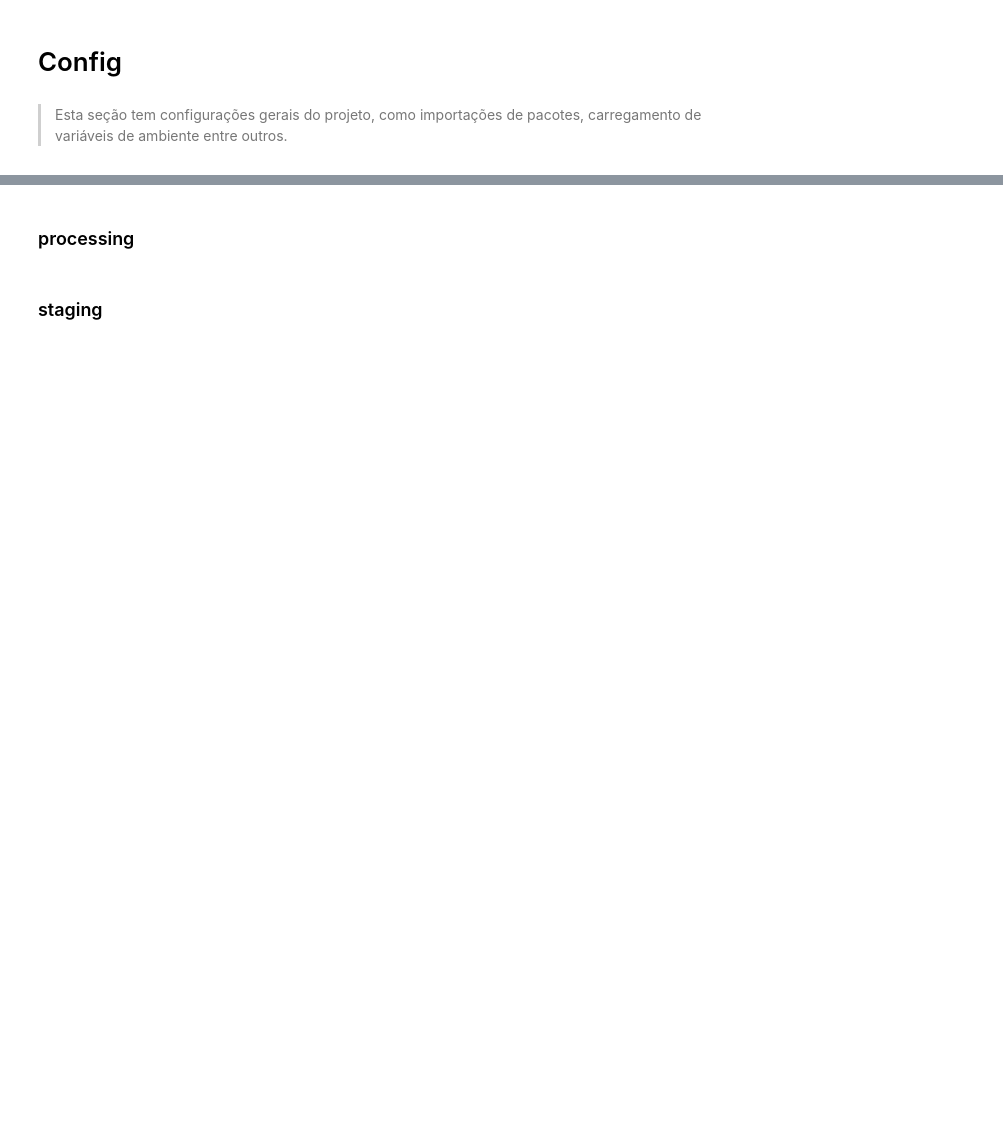
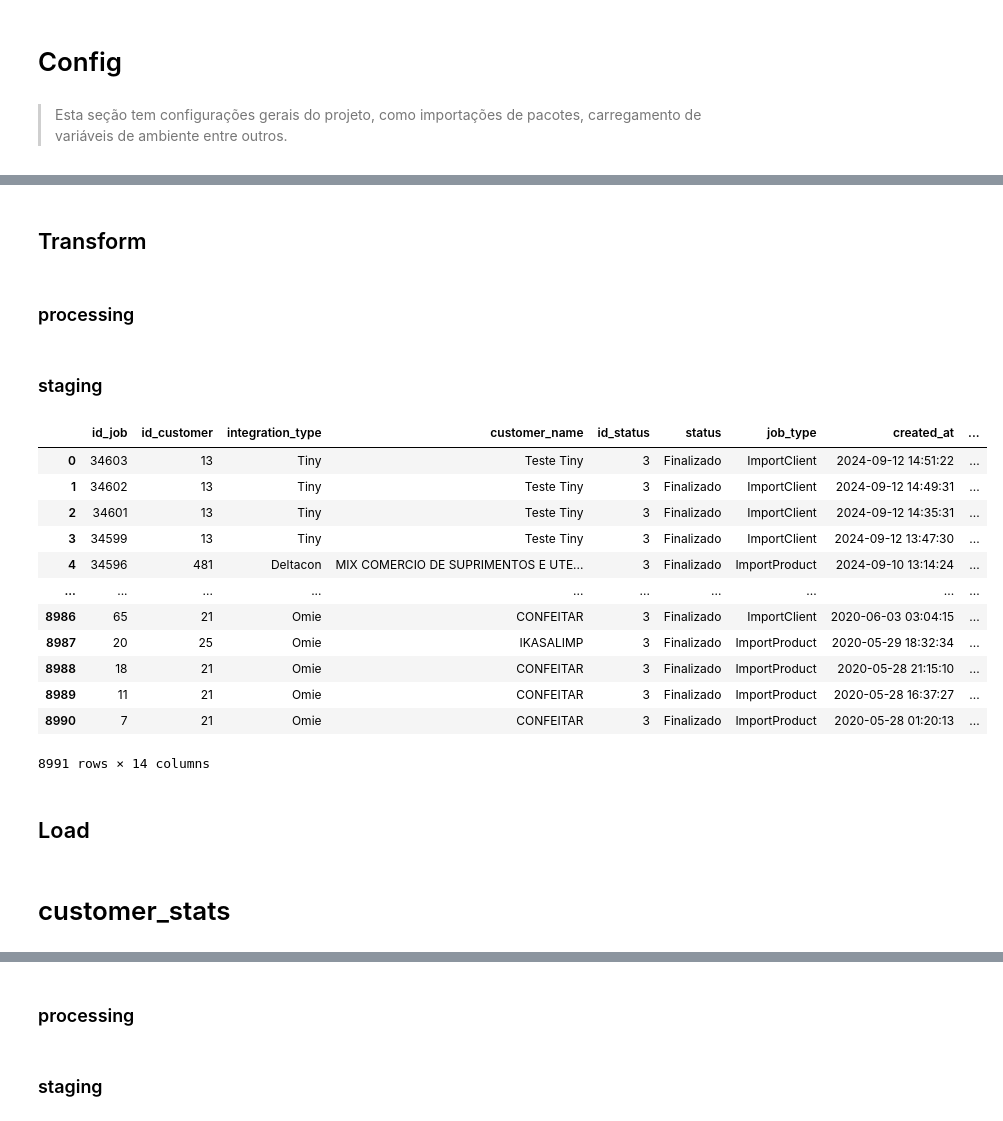
Before and after one commit to strangercacaus/bdt_data_integration, a Jupyter notebook: pipelines/bendito_pipeline.ipynb, the cells around one changed output, grey strips where cells are left out. Cells and saved outputs as stored; diff of their text form; code cells hidden in the pictures; blank space fills up the shorter version.

```diff
--- a/pipelines/bendito_pipeline.ipynb
+++ b/pipelines/bendito_pipeline.ipynb
@@ -57,0 +83,4 @@ except Exception as e:
+# %% [markdown]
+## Transform
+# %% [markdown]
+### processing
@@ -57,0 +95,2 @@ except Exception as e:
+# %% [markdown]
+### staging
@@ -57,0 +106,17 @@ except Exception as e:
+# %%
+staged_data = (lambda: _deepnote_execute_sql('select id_job,\n       id_customer,\n       integration_type,\n       customer_name,\n       status_id as id_status,\n       status_name as status,\n       job_type,\n       created_at,\n       updated_at,\n       records_to_process,\n       records_processed,\n       duration,\n       duration_pretty,\n       avg_process_time\nfrom processed_data', 'SQL_DEEPNOTE_DATAFRAME_SQL', audit_sql_comment='', sql_cache_mode='cache_disabled') if '_deepnote_execute_sql' in globals() else _dntk.execute_sql('select id_job,\n       id_customer,\n       integration_type,\n       customer_name,\n       status_id as id_status,\n       status_name as status,\n       job_type,\n       created_at,\n       updated_at,\n       records_to_process,\n       records_processed,\n       duration,\n       duration_pretty,\n       avg_process_time\nfrom processed_data', 'SQL_DEEPNOTE_DATAFRAME_SQL', audit_sql_comment='', sql_cache_mode='cache_disabled'))()
+staged_data
+# %% [output]
+|  | id_job | id_customer | integration_type | customer_name | id_status | status | job_type | created_at | ... |
+| 0 | 34603 | 13 | Tiny | Teste Tiny | 3 | Finalizado | ImportClient | 2024-09-12 14:51:22 | ... |
+| 1 | 34602 | 13 | Tiny | Teste Tiny | 3 | Finalizado | ImportClient | 2024-09-12 14:49:31 | ... |
+| 2 | 34601 | 13 | Tiny | Teste Tiny | 3 | Finalizado | ImportClient | 2024-09-12 14:35:31 | ... |
+| 3 | 34599 | 13 | Tiny | Teste Tiny | 3 | Finalizado | ImportClient | 2024-09-12 13:47:30 | ... |
+| 4 | 34596 | 481 | Deltacon | MIX COMERCIO DE SUPRIMENTOS E UTE... | 3 | Finalizado | ImportProduct | 2024-09-10 13:14:24 | ... |
+| ... | ... | ... | ... | ... | ... | ... | ... | ... | ... |
+| 8986 | 65 | 21 | Omie | CONFEITAR | 3 | Finalizado | ImportClient | 2020-06-03 03:04:15 | ... |
+| 8987 | 20 | 25 | Omie | IKASALIMP | 3 | Finalizado | ImportProduct | 2020-05-29 18:32:34 | ... |
+| 8988 | 18 | 21 | Omie | CONFEITAR | 3 | Finalizado | ImportProduct | 2020-05-28 21:15:10 | ... |
+| 8989 | 11 | 21 | Omie | CONFEITAR | 3 | Finalizado | ImportProduct | 2020-05-28 16:37:27 | ... |
+| 8990 | 7 | 21 | Omie | CONFEITAR | 3 | Finalizado | ImportProduct | 2020-05-28 01:20:13 | ... |
+8991 rows × 14 columns
@@ -57,0 +131,2 @@ except Exception as e:
+# %% [markdown]
+## Load
@@ -57,0 +148,2 @@ except Exception as e:
+# %% [markdown]
+# customer_stats
```
Also changed, not shown: parts of 34 cells of this notebook, 2 other files.
